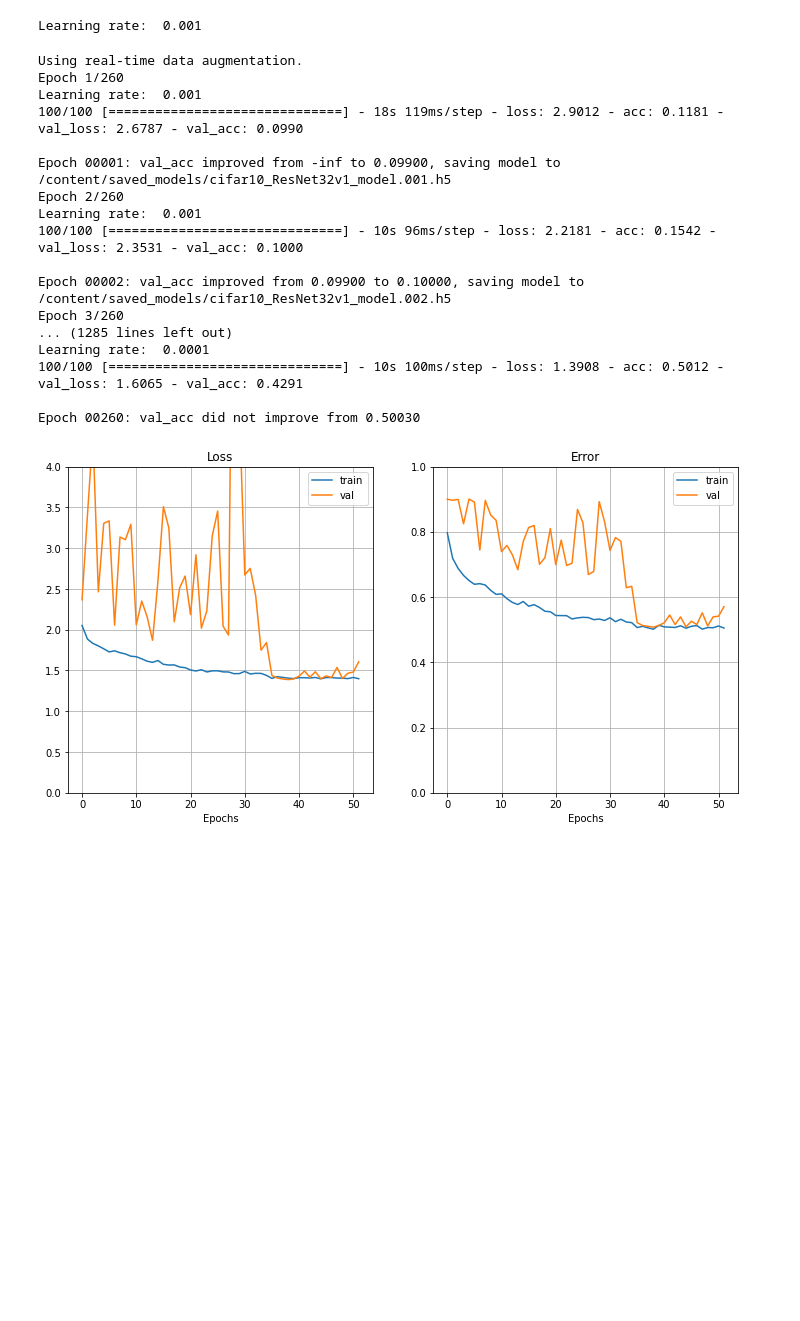
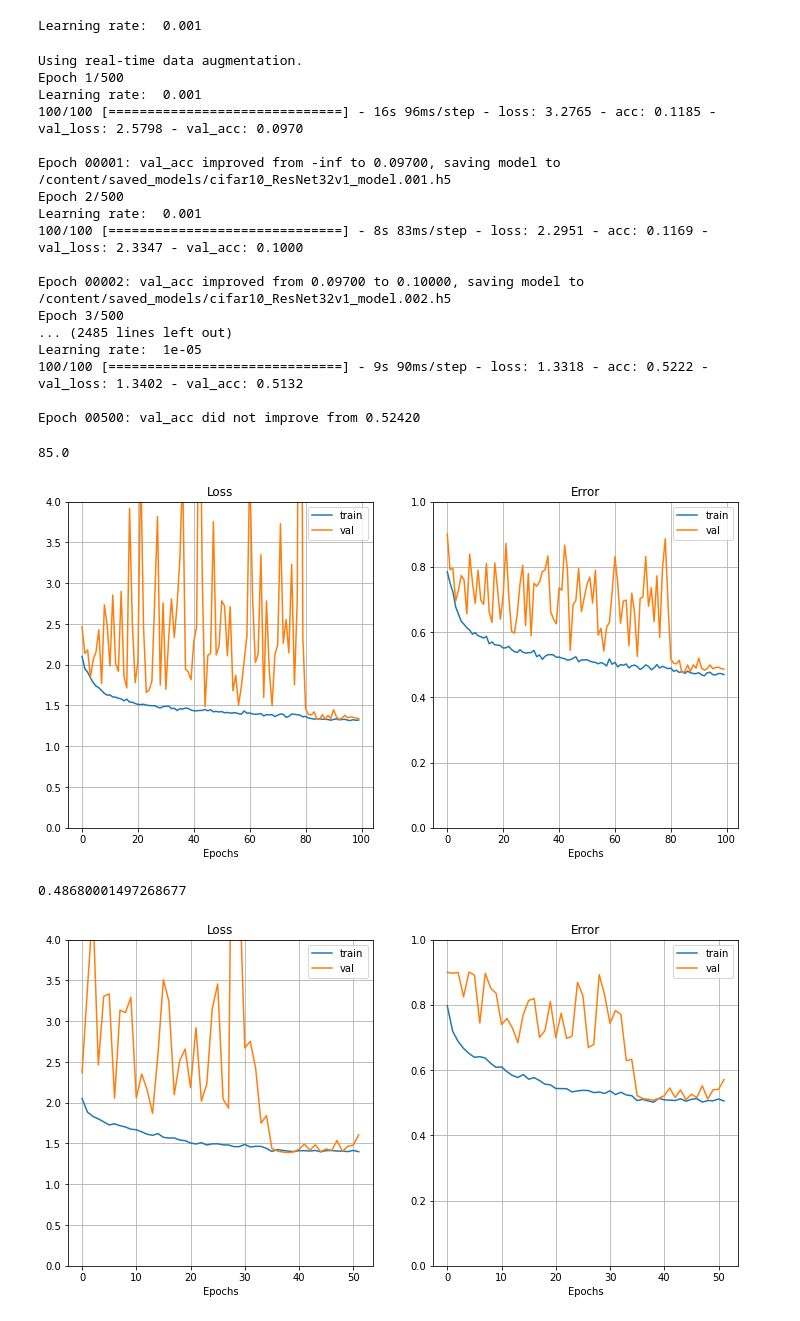
Before and after one commit to WhiteTeaDragon/SingularValues, a Jupyter notebook: PerformanceExperimentsTT.ipynb, the cells around one changed output. Cells and saved outputs as stored; diff of their text form; code cells hidden in the pictures; blank space fills up the shorter version.

```diff
--- a/PerformanceExperimentsTT.ipynb
+++ b/PerformanceExperimentsTT.ipynb
@@ -116,27 +128,43 @@ Learning rate:  0.001
 # %%
 callbacks = functions.standard_callbacks(model_type) + [functions.Clipping(0.5)]
 history = functions.run_training(model, model_type, x_train, y_train, x_test, y_test,
-                       'trainHistoryDict_clip_05', steps_per_epoch=100, epochs=260,
+                       'trainHistoryDict_clip_05', steps_per_epoch=100, epochs=500,
                        batch_size=100,
                        callbacks=callbacks)
 # %% [output]
 Using real-time data augmentation.
-Epoch 1/260
+Epoch 1/500
 Learning rate:  0.001
-100/100 [==============================] - 18s 119ms/step - loss: 2.9012 - acc: 0.1181 - val_loss: 2.6787 - val_acc: 0.0990
+100/100 [==============================] - 16s 96ms/step - loss: 3.2765 - acc: 0.1185 - val_loss: 2.5798 - val_acc: 0.0970
 
-Epoch 00001: val_acc improved from -inf to 0.09900, saving model to /content/saved_models/cifar10_ResNet32v1_model.001.h5
-Epoch 2/260
+Epoch 00001: val_acc improved from -inf to 0.09700, saving model to /content/saved_models/cifar10_ResNet32v1_model.001.h5
+Epoch 2/500
 Learning rate:  0.001
-100/100 [==============================] - 10s 96ms/step - loss: 2.2181 - acc: 0.1542 - val_loss: 2.3531 - val_acc: 0.1000
+100/100 [==============================] - 8s 83ms/step - loss: 2.2951 - acc: 0.1169 - val_loss: 2.3347 - val_acc: 0.1000
 
-Epoch 00002: val_acc improved from 0.09900 to 0.10000, saving model to /content/saved_models/cifar10_ResNet32v1_model.002.h5
-Epoch 3/260
-... (1285 lines left out)
-Learning rate:  0.0001
-100/100 [==============================] - 10s 100ms/step - loss: 1.3908 - acc: 0.5012 - val_loss: 1.6065 - val_acc: 0.4291
+Epoch 00002: val_acc improved from 0.09700 to 0.10000, saving model to /content/saved_models/cifar10_ResNet32v1_model.002.h5
+Epoch 3/500
+... (2485 lines left out)
+Learning rate:  1e-05
+100/100 [==============================] - 9s 90ms/step - loss: 1.3318 - acc: 0.5222 - val_loss: 1.3402 - val_acc: 0.5132
 
-Epoch 00260: val_acc did not improve from 0.50030
+Epoch 00500: val_acc did not improve from 0.52420
+# %%
+425 / 5
+# %% [output]
+85.0
+# %%
+import pickle
+from matplotlib import pyplot as plt
+
+history = pickle.load(open('trainHistoryDict_clip_05', "rb"))
+functions.plot_loss_acc(history, 4, 1)
+# %% [output]
+[figure, added]
+# %%
+1 - history['val_acc'][-1]
+# %% [output]
+0.48680001497268677
 # %%
 import pickle
 from matplotlib import pyplot as plt
```
Also changed, not shown: parts of 15 cells of this notebook.
